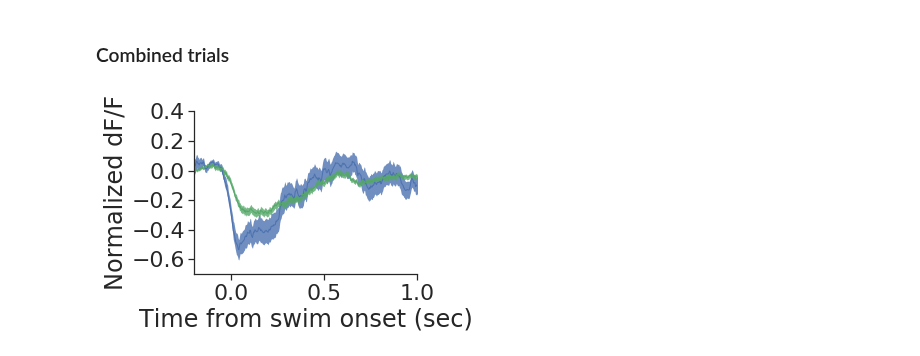
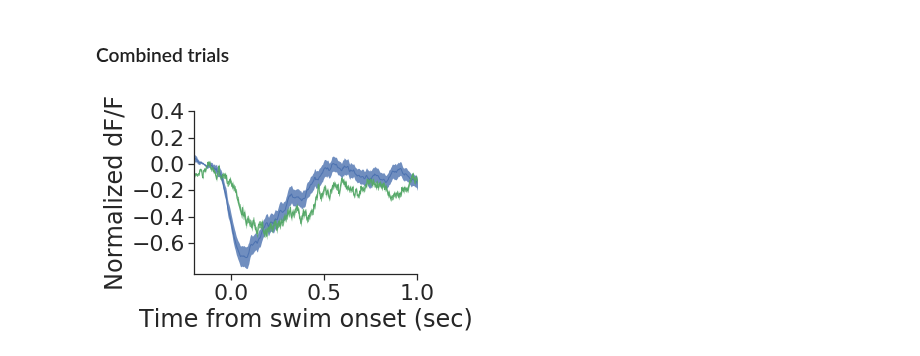
Before and after one commit to zqwei/DRN_voltage_analysis, a Jupyter notebook: Notebooks/gain_ablt_spikes.ipynb, the cells around one changed output. Cells and saved outputs as stored; diff of their text form; code cells hidden in the pictures.

```diff
--- a/Notebooks/gain_ablt_spikes.ipynb
+++ b/Notebooks/gain_ablt_spikes.ipynb
@@ -255,3 +251,12 @@ plt.show()
+# %%
+sig_thres = 10
+p_mat = np.array(p_mat_before_)
+sig_mat = np.abs(p_mat)<0.05
+sel_ind = sig_mat.sum(axis=-1)>sig_thres
+
+p_mat = np.array(p_mat_after_)
+sig_mat = np.abs(p_mat)<0.05
+sel_ind_ = sig_mat.sum(axis=-1)>sig_thres
 # %% [markdown]
 ### Combined gain condition
 # %%
@@ -418,7 +423,7 @@ sum(tmp_ind)
 # %%
 t_sig = 300
 k_spk = gaussKernel(sigma=3)
-k_sub = gaussKernel(sigma=3)
+k_sub = gaussKernel(sigma=5)
 # %%
 valid_ind = np.zeros(len(dat_xls_file)).astype('bool')
 
@@ -492,7 +497,7 @@ for ind, row in dat_xls_file.iterrows():
             tmp.append(smooth(n_spk, k_sub))
         sub_list = np.array(tmp)
         # sub_list = sub_list - sub_list[:, 0:70].mean(axis=-1, keepdims=True) # (t_pre-30):t_pre
-        sub_list = sub_list - sub_list[:, (t_pre-60):t_pre].mean(axis=-1, keepdims=True)
+        sub_list = sub_list - sub_list[:, (t_pre-60):(t_pre-30)].mean(axis=-1, keepdims=True)
         spk_list = spk_swim[n_cell]
 
         ave_ = sub_list[(task_period==1) & trial_valid, :]*100
@@ -506,10 +511,11 @@ for ind, row in dat_xls_file.iterrows():
         ave_ = sub_list[(task_period_after==1) & trial_valid_after, :]*100
         mean_pre = mean_
         mean_ = np.nanmedian(ave_, axis=0)
-        if np.abs(mean_).max()/np.abs(mean_pre).max()>1:
-            ff = np.abs(mean_).max()/np.abs(mean_pre).max()
-        else:
-            ff = 1
+#         if np.abs(mean_).max()/np.abs(mean_pre).max()>1:
+#             ff = np.abs(mean_).max()/np.abs(mean_pre).max()
+#         else:
+#             ff = 1
+        ff = np.abs(mean_).max()/np.abs(mean_pre).max()
         mean_ = mean_/ff
         cell_after.append(mean_)
 # %%
@@ -539,34 +545,30 @@ for ind, row in dat_xls_file.iterrows():
 # %%
 from scipy.stats import sem
 plt.figure(figsize=(4, 3))
 act_ = np.array(cell_before)
 ff = np.abs(act_).max(axis=-1, keepdims=True)
 act_ = act_ / ff
-mean_ = np.mean(act_[tmp_ind], axis=0)
-# mean_ = np.percentile(act_[tmp_ind], 40, axis=0)
+t_pad=30
+act_valid = (act_[:,t_pre:(t_pre+t_pad)]<0).sum(axis=-1)==t_pad
+mean_ = np.mean(act_[tmp_ind & act_valid], axis=0)
+offset_ = mean_[t_pre-30]
 std_ = sem(act_[tmp_ind], axis=0)
-# plt.plot(np.arange(-t_pre, t_post)/300, mean_, '-b', lw=2, label='before abltion')
-# plt.plot(np.arange(-t_pre, t_post)/300, mean_-std_, '-b', lw=0.5)
-# plt.plot(np.arange(-t_pre, t_post)/300, mean_+std_, '-b', lw=0.5)
 shaded_errorbar(np.arange(-t_pre, t_post)/300, mean_, std_, color='b')
 
 act_ = np.array(cell_after)
 act_ = act_ / ff
-mean_ = np.mean(act_, axis=0)
-# mean_ = np.percentile(act_[tmp_ind], 40, axis=0)
+mean_ = np.mean(act_[tmp_ind & act_valid], axis=0)
+mean_ = mean_ - (mean_[t_pre-30]-offset_)
 std_ = sem(act_, axis=0)
-# plt.plot(np.arange(-t_pre, t_post)/300, mean_, '--g', lw=2, label='after abltion')
-# plt.plot(np.arange(-t_pre, t_post)/300, mean_-std_, '--g', lw=0.5)
-# plt.plot(np.arange(-t_pre, t_post)/300, mean_+std_, '--g', lw=0.5)
 shaded_errorbar(np.arange(-t_pre, t_post)/300, mean_, std_, color='g')
 
 sns.despine()
 plt.ylabel('Normalized dF/F')
 plt.xlabel('Time from swim onset (sec)')
 # plt.legend()
 plt.xlim([-0.2, 1.0])
-plt.ylim([-0.7, 0.4])
+# plt.ylim([-0.7, 0.4])
 plt.yticks(np.arange(-0.6, 0.6, 0.2))
-plt.savefig('../Plots/gain_ablt/pop_ave_sub_se.pdf')
+plt.savefig('../Plots/gain_ablt/pop_ave_sub_ablt.pdf')
 # %% [output]
-[figure, old version]
+[figure, new version]
```
Also changed, not shown: parts of 4 cells of this notebook, 12 other files.
